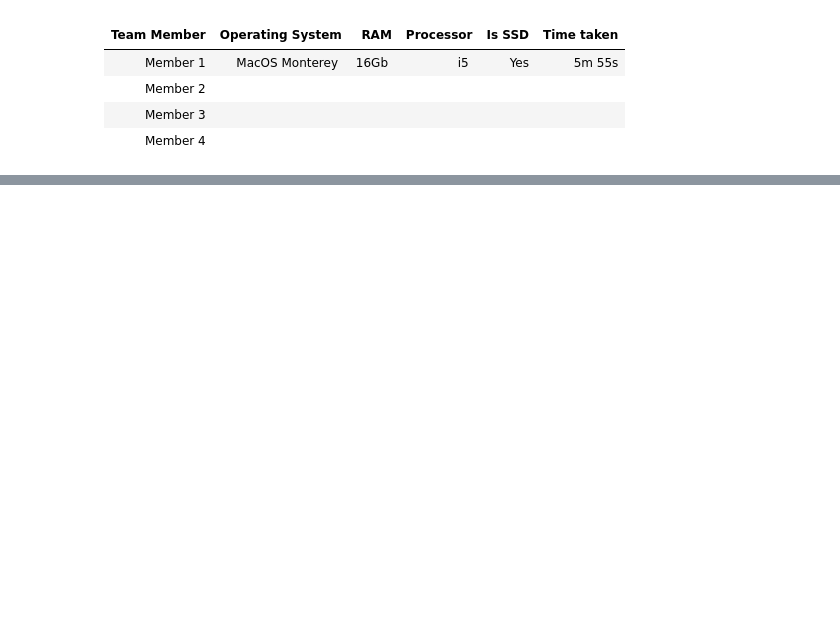
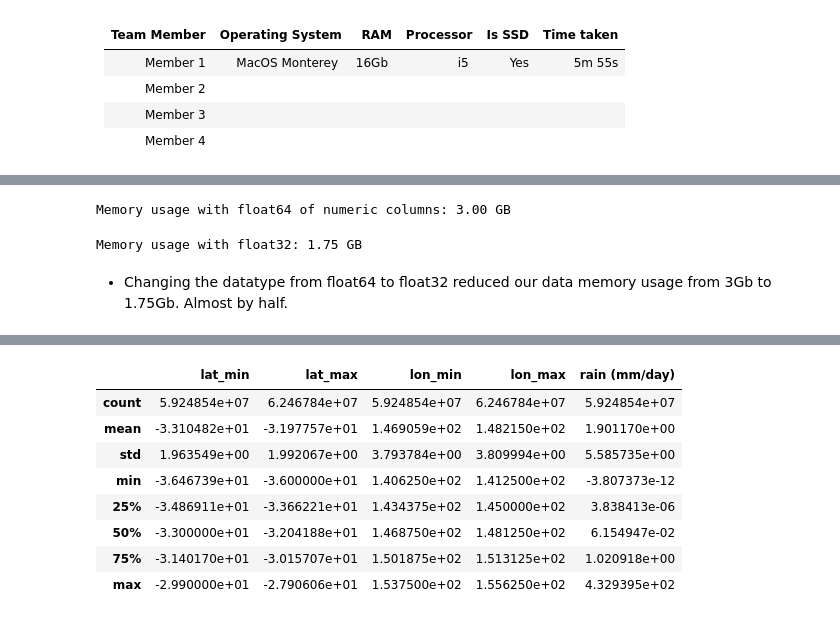
Before and after one commit to UBC-MDS/DSCI_525_Group_3, a Jupyter notebook: notebooks/eda.ipynb, the cells around one changed output, grey strips where cells are left out. Saved outputs shown, nothing was run; the diff lists cells and outputs as text; code cells hidden in the pictures; blank space fills up the shorter version.

```diff
--- a/notebooks/eda.ipynb
+++ b/notebooks/eda.ipynb
@@ -143,0 +148,2 @@ Member 4 |   |   |   |   |
+# %%
+df = pd.read_csv("dailyrainfall/combined_data.csv", index_col=0)
@@ -143,0 +164,14 @@ Member 4 |   |   |   |   |
+# %%
+print(f"Memory usage with float64 of numeric columns: {df[['lat_min', 'lat_max','lon_min', 'lon_max', 'rain (mm/day)']].memory_usage().sum() / 1e9:.2f} GB")
+# %% [output]
+Memory usage with float64 of numeric columns: 3.00 GB
+# %%
+print(f"Memory usage with float32: {df[['lat_min', 'lat_max', 'lon_min', 'lon_max', 'rain (mm/day)']].astype('float32', errors='ignore').memory_usage().sum() / 1e9:.2f} GB")
+# %% [output]
+Memory usage with float32: 1.75 GB
+# %% [markdown]
+- Changing the datatype from float64 to float32 reduced our data memory usage from 3Gb to 1.75Gb. Almost by half.
+# %%
+%%time
+df[['lat_min', 'lat_max', 'lon_min', 'lon_max', 'rain (mm/day)']].describe()
+# %% [output]
@@ -143,0 +180,9 @@ Member 4 |   |   |   |   |
+|  | lat_min | lat_max | lon_min | lon_max | rain (mm/day) |
+| count | 5.924854e+07 | 6.246784e+07 | 5.924854e+07 | 6.246784e+07 | 5.924854e+07 |
+| mean | -3.310482e+01 | -3.197757e+01 | 1.469059e+02 | 1.482150e+02 | 1.901170e+00 |
+| std | 1.963549e+00 | 1.992067e+00 | 3.793784e+00 | 3.809994e+00 | 5.585735e+00 |
+| min | -3.646739e+01 | -3.600000e+01 | 1.406250e+02 | 1.412500e+02 | -3.807373e-12 |
+| 25% | -3.486911e+01 | -3.366221e+01 | 1.434375e+02 | 1.450000e+02 | 3.838413e-06 |
+| 50% | -3.300000e+01 | -3.204188e+01 | 1.468750e+02 | 1.481250e+02 | 6.154947e-02 |
+| 75% | -3.140170e+01 | -3.015707e+01 | 1.501875e+02 | 1.513125e+02 | 1.020918e+00 |
+| max | -2.990000e+01 | -2.790606e+01 | 1.537500e+02 | 1.556250e+02 | 4.329395e+02 |
```
Also changed, not shown: parts of 20 cells of this notebook.
